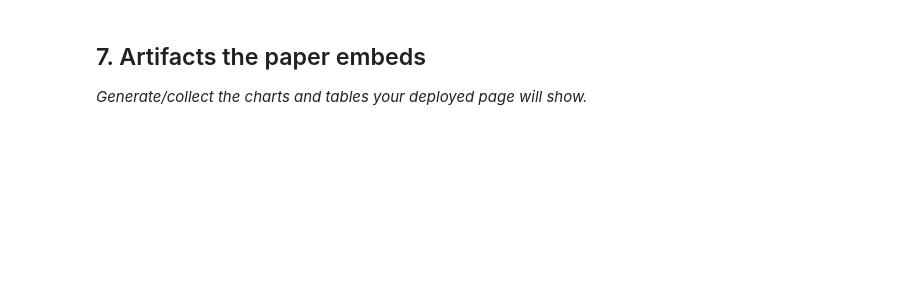
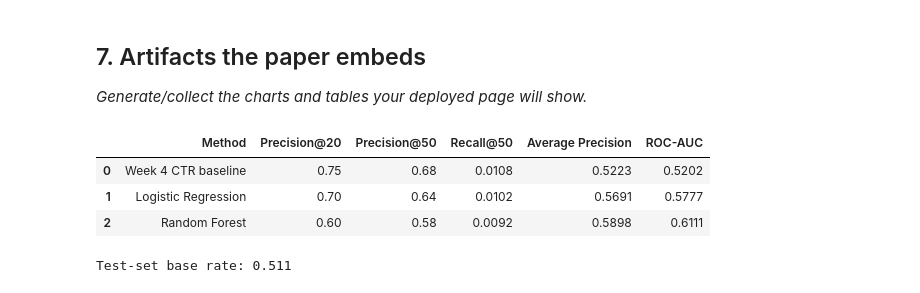
Before and after one commit to melikekaya01/flyrank-ml, a Jupyter notebook: work/notebooks/capstone.ipynb, the cells around one changed output. Drawn from its saved outputs; the diff is of its cells as text; code cells hidden in the pictures; blank space fills up the shorter version.

```diff
--- a/work/notebooks/capstone.ipynb
+++ b/work/notebooks/capstone.ipynb
@@ -34,3 +241,30 @@ This skeleton is yours to fill. Work the sections **in order** — each one has
 ## 7. Artifacts the paper embeds
 
 *Generate/collect the charts and tables your deployed page will show.*
+# %%
+import pandas as pd
+import matplotlib.pyplot as plt
+
+results = pd.DataFrame({
+    "Method": [
+        "Week 4 CTR baseline",
+        "Logistic Regression",
+        "Random Forest"
+    ],
+    "Precision@20": [0.75, 0.70, 0.60],
+    "Precision@50": [0.68, 0.64, 0.58],
+    "Recall@50": [0.0108, 0.0102, 0.0092],
+    "Average Precision": [0.5223, 0.5691, 0.5898],
+    "ROC-AUC": [0.5202, 0.5777, 0.6111]
+})
+
+test_base_rate = 0.511
+
+display(results.round(4))
+print(f"Test-set base rate: {test_base_rate:.3f}")
+# %% [output]
+|  | Method | Precision@20 | Precision@50 | Recall@50 | Average Precision | ROC-AUC |
+| 0 | Week 4 CTR baseline | 0.75 | 0.68 | 0.0108 | 0.5223 | 0.5202 |
+| 1 | Logistic Regression | 0.70 | 0.64 | 0.0102 | 0.5691 | 0.5777 |
+| 2 | Random Forest | 0.60 | 0.58 | 0.0092 | 0.5898 | 0.6111 |
+Test-set base rate: 0.511
```
Also changed, not shown: parts of 10 cells of this notebook.
